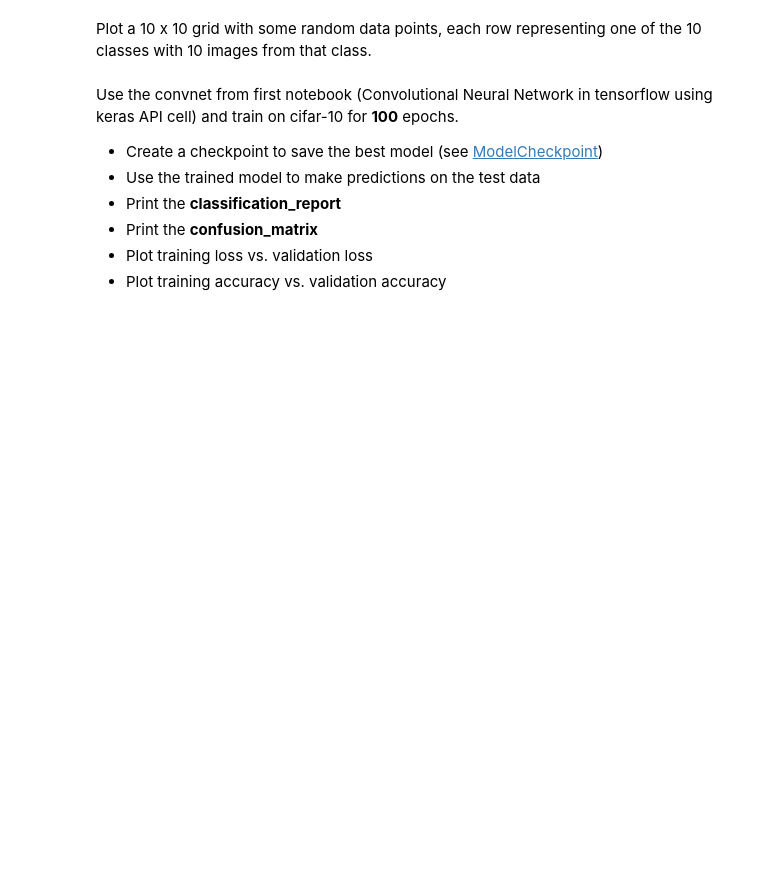
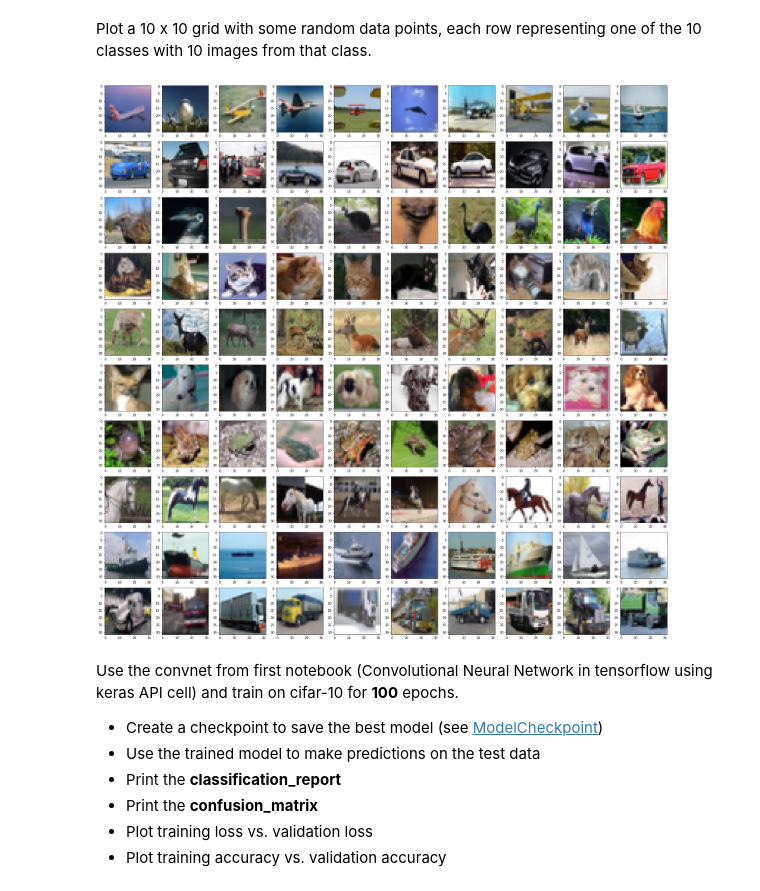
Before and after one commit to DaBauer/CAPrivacy, a Jupyter notebook: 002-cifar-10/excercise_2.ipynb, the cells around one changed output. Cells and saved outputs as stored; diff of their text form; code cells hidden in the pictures; blank space fills up the shorter version.

```diff
--- a/002-cifar-10/excercise_2.ipynb
+++ b/002-cifar-10/excercise_2.ipynb
@@ -57,3 +83,26 @@ Plot a 10 x 10 grid with some random data points, each row representing one of t
+# %%
+# random data [Dirty dirty don't look at it]
+cla = [0] * 10
+idx = [[] * 10 for i in range(10)]
+
+while True :
+  i = np.random.choice(range(len(Ytrain)))
+
+  if (cla[Ytrain[i]] < 10) :
+    idx[Ytrain[i]].append(i)
+    cla[Ytrain[i]] += 1
+  if sum(cla) == 100 :
+    break
+
+idx = np.array(idx)
+
+# Code for plotting
+
+fig, axs = plt.subplots(10,10, figsize=(32,32))
+for id, ax in zip(idx.flatten(), axs.flatten()):
+  ax.imshow(Xtrain_[id])
+# %% [output]
+[figure, added]
 # %% [markdown]
 Use the convnet from first notebook (Convolutional Neural Network in tensorflow using keras API cell) and train on cifar-10 for **100** epochs.
 * Create a checkpoint to save the best model (see [ModelCheckpoint](https://keras.io/api/callbacks/model_checkpoint/))
```
Also changed, not shown: parts of 6 cells of this notebook.
